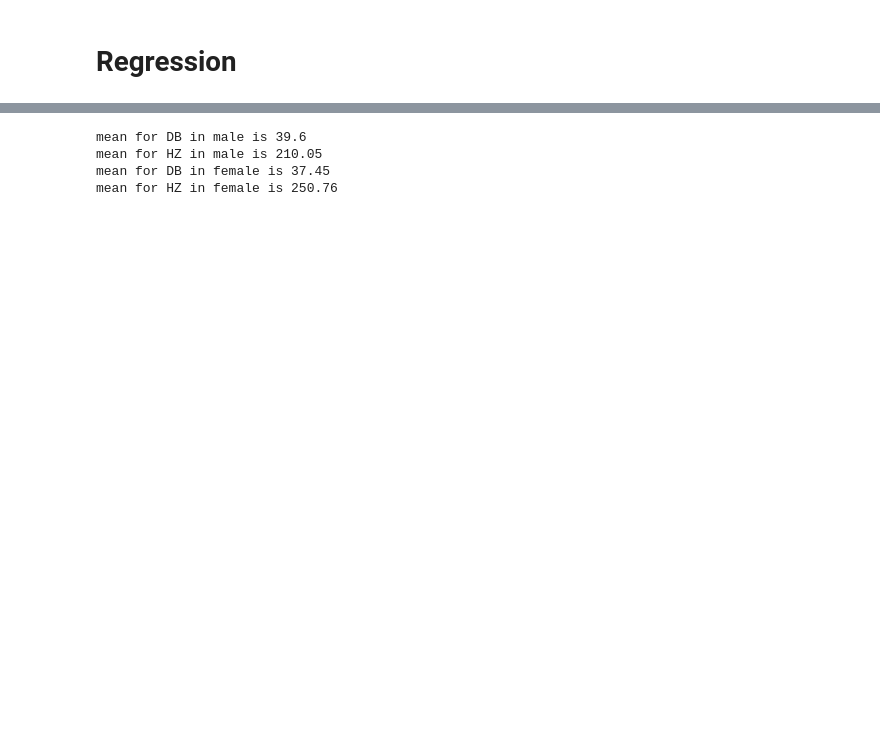
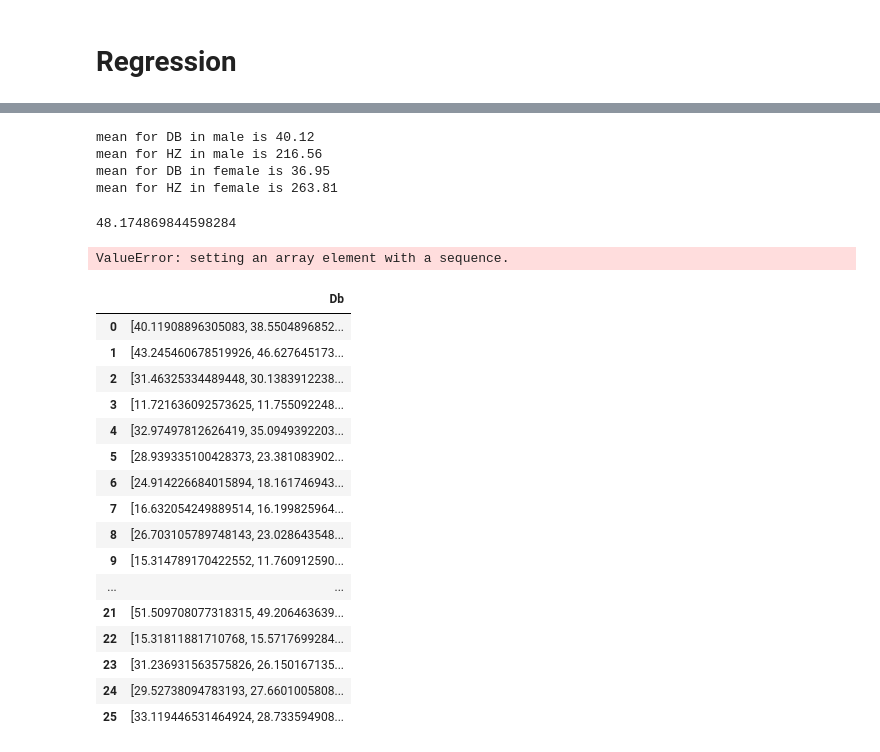
Before and after one commit to giulianosoced/StatLearnVoices, a Jupyter notebook: code.ipynb, the cells around one changed output, grey strips where cells are left out. Saved outputs shown, nothing was run; the diff lists cells and outputs as text; code cells hidden in the pictures; blank space fills up the shorter version.

```diff
--- a/code.ipynb
+++ b/code.ipynb
@@ -152,0 +110,9 @@ import seaborn as sns
+# %%
+#evaluate mininum len
+mini=100000000000000000
+for i in range(len(result)):
+    now=len(result["Db"][i])
+    #print(str(i)+ " " +str(now))
+    if now<mini:
+        mini=now
+mini
@@ -152,0 +138,8 @@ import seaborn as sns
+# %%
+#same len for all
+
+for i in range(len(result)):
+    result["Db"][i]=result["Db"][i][0:mini]
+
+for i in range(len(result)):
+    result["Hz"][i]=result["Hz"][i][0:mini]
@@ -160,26 +162,68 @@ female=female.reset_index(drop=True)
 ##let's see how the means differs
 somma=0
 for i in range(len(male)):
-    somma+=(male["Db"][i].mean())
+    somma+=mean(male["Db"][i])
 print("mean for DB in male is "+str(round(somma/(len(male)+1),2)))
 
 somma=0
 for i in range(len(male)):
-    somma+=(male["Hz"][i].mean())
+    somma+=mean(male["Hz"][i])
 print("mean for HZ in male is " + str(round(somma/(len(male)+1),2)))
 
 ##now for female..
 somma=0
 for i in range(len(female)):
-    somma+=(female["Db"][i].mean())
+    somma+=mean(female["Db"][i])
 print("mean for DB in female is "+str(round(somma/(len(female)+1),2)))
 
 somma=0
 for i in range(len(female)):
-    somma+=(female["Hz"][i].mean())
+    somma+=mean(female["Hz"][i])
 print("mean for HZ in female is " +str(round(somma/(len(female)+1),2)))
 # %% [output]
-mean for DB in male is 39.6
-mean for HZ in male is 210.05
-mean for DB in female is 37.45
-mean for HZ in female is 250.76
+mean for DB in male is 40.12
+mean for HZ in male is 216.56
+mean for DB in female is 36.95
+mean for HZ in female is 263.81
+# %%
+
+mean(male["Db"][1])
+# %% [output]
+48.174869844598284
+# %%
+"""
+import statsmodels.api as sm
+
+y=result["Male"]
+X=result[["Db","Hz"]]
+logit_model=sm.Logit(y,X.astype(float))
+model=logit_model.fit()
+print(result.summary2())
+# %% [output]
+ValueError: setting an array element with a sequence.
+# %%
+y=result["Male"]
+X=result[["Db"]]
+y=array(y)
+y=y.reshape(-1, 1)
+
+#X=array(X)
+X
+# %% [output]
+|  | Db |
+| 0 | [40.11908896305083, 38.5504896852... |
+| 1 | [43.245460678519926, 46.627645173... |
+| 2 | [31.46325334489448, 30.1383912238... |
+| 3 | [11.721636092573625, 11.755092248... |
+| 4 | [32.97497812626419, 35.0949392203... |
+| 5 | [28.939335100428373, 23.381083902... |
+| 6 | [24.914226684015894, 18.161746943... |
+| 7 | [16.632054249889514, 16.199825964... |
+| 8 | [26.703105789748143, 23.028643548... |
+| 9 | [15.314789170422552, 11.760912590... |
+| ... | ... |
+| 21 | [51.509708077318315, 49.206463639... |
+| 22 | [15.31811881710768, 15.5717699284... |
+| 23 | [31.236931563575826, 26.150167135... |
+| 24 | [29.52738094783193, 27.6601005808... |
+| 25 | [33.119446531464924, 28.733594908... |
```
Also changed, not shown: parts of 21 cells of this notebook.
